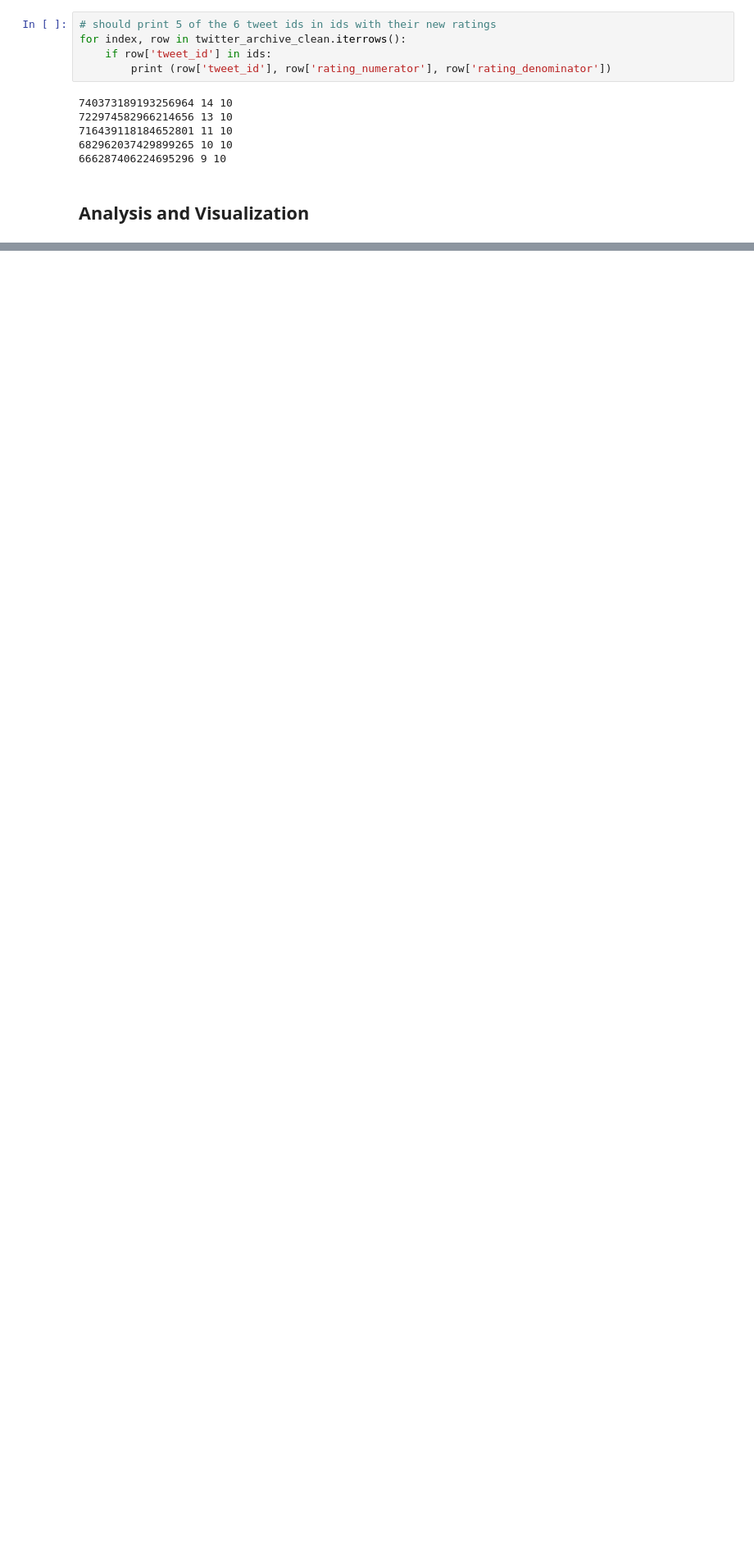
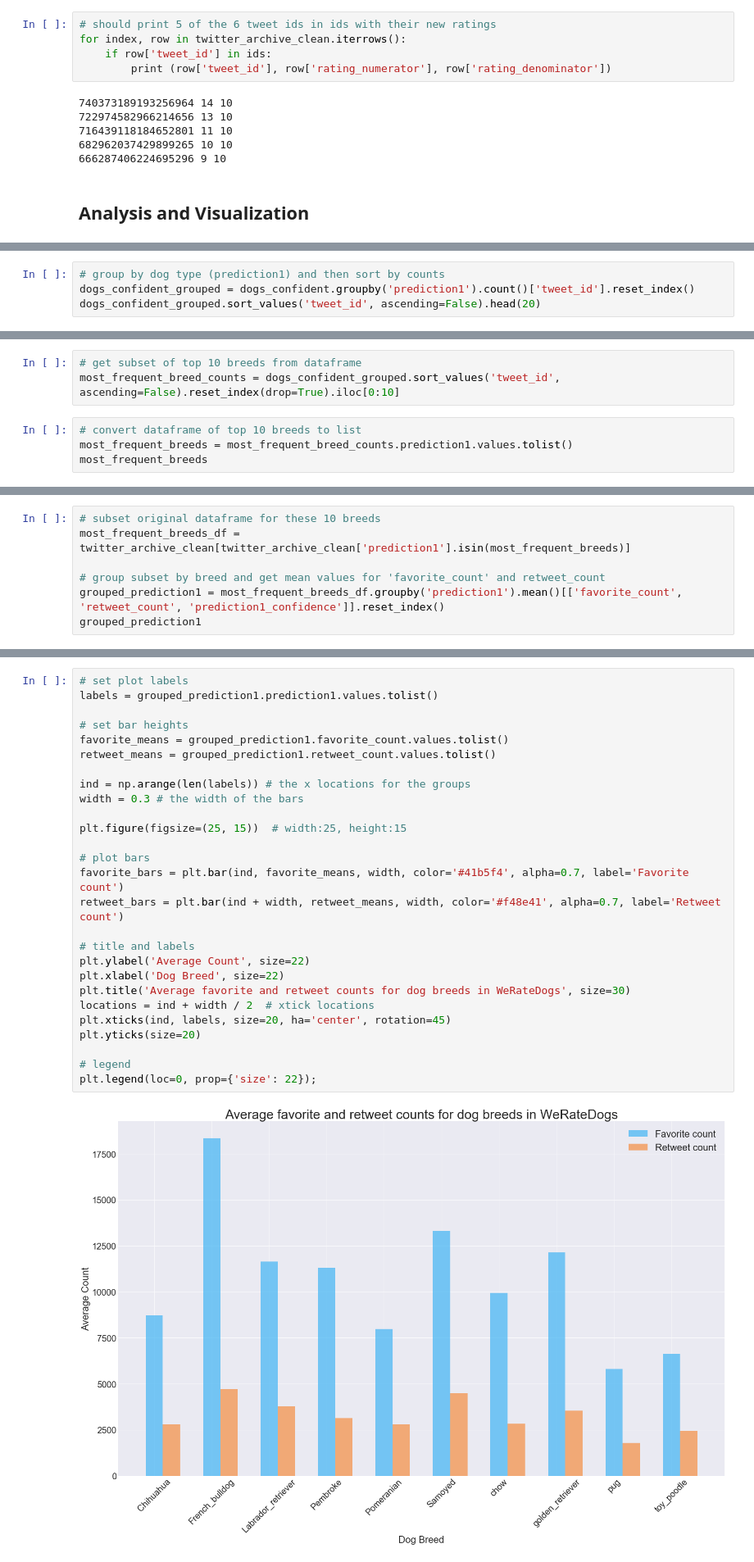
Before and after one commit to cnspatino/WeRateDogs-twitter-analysis, a Jupyter notebook: wrangle_act.ipynb, the cells around one changed output, grey strips where cells are left out. Shown at 82% size. Saved outputs shown, nothing was run; the diff lists cells and outputs as text; blank space fills up the shorter version.

```diff
--- a/wrangle_act.ipynb
+++ b/wrangle_act.ipynb
@@ -1456,0 +1522,4 @@ for index, row in twitter_archive_clean.iterrows():
+# %%
+# group by dog type (prediction1) and then sort by counts
+dogs_confident_grouped = dogs_confident.groupby('prediction1').count()['tweet_id'].reset_index()
+dogs_confident_grouped.sort_values('tweet_id', ascending=False).head(20)
@@ -1456,0 +1546,7 @@ for index, row in twitter_archive_clean.iterrows():
+# %%
+# get subset of top 10 breeds from dataframe
+most_frequent_breed_counts = dogs_confident_grouped.sort_values('tweet_id', ascending=False).reset_index(drop=True).iloc[0:10]
+# %%
+# convert dataframe of top 10 breeds to list
+most_frequent_breeds = most_frequent_breed_counts.prediction1.values.tolist()
+most_frequent_breeds
@@ -1456,0 +1564,7 @@ for index, row in twitter_archive_clean.iterrows():
+# %%
+# subset original dataframe for these 10 breeds
+most_frequent_breeds_df = twitter_archive_clean[twitter_archive_clean['prediction1'].isin(most_frequent_breeds)]
+
+# group subset by breed and get mean values for 'favorite_count' and retweet_count
+grouped_prediction1 = most_frequent_breeds_df.groupby('prediction1').mean()[['favorite_count', 'retweet_count', 'prediction1_confidence']].reset_index()
+grouped_prediction1
@@ -1456,0 +1587,29 @@ for index, row in twitter_archive_clean.iterrows():
+# %%
+# set plot labels
+labels = grouped_prediction1.prediction1.values.tolist()
+
+# set bar heights
+favorite_means = grouped_prediction1.favorite_count.values.tolist()
+retweet_means = grouped_prediction1.retweet_count.values.tolist()
+
+ind = np.arange(len(labels)) # the x locations for the groups
+width = 0.3 # the width of the bars
+
+plt.figure(figsize=(25, 15))  # width:25, height:15
+
+# plot bars
+favorite_bars = plt.bar(ind, favorite_means, width, color='#41b5f4', alpha=0.7, label='Favorite count')
+retweet_bars = plt.bar(ind + width, retweet_means, width, color='#f48e41', alpha=0.7, label='Retweet count')
+
+# title and labels
+plt.ylabel('Average Count', size=22)
+plt.xlabel('Dog Breed', size=22)
+plt.title('Average favorite and retweet counts for dog breeds in WeRateDogs', size=30)
+locations = ind + width / 2  # xtick locations
+plt.xticks(ind, labels, size=20, ha='center', rotation=45)
+plt.yticks(size=20)
+
+# legend
+plt.legend(loc=0, prop={'size': 22});
+# %% [output]
+[figure, added]
```
Also changed, not shown: parts of 47 cells of this notebook.
